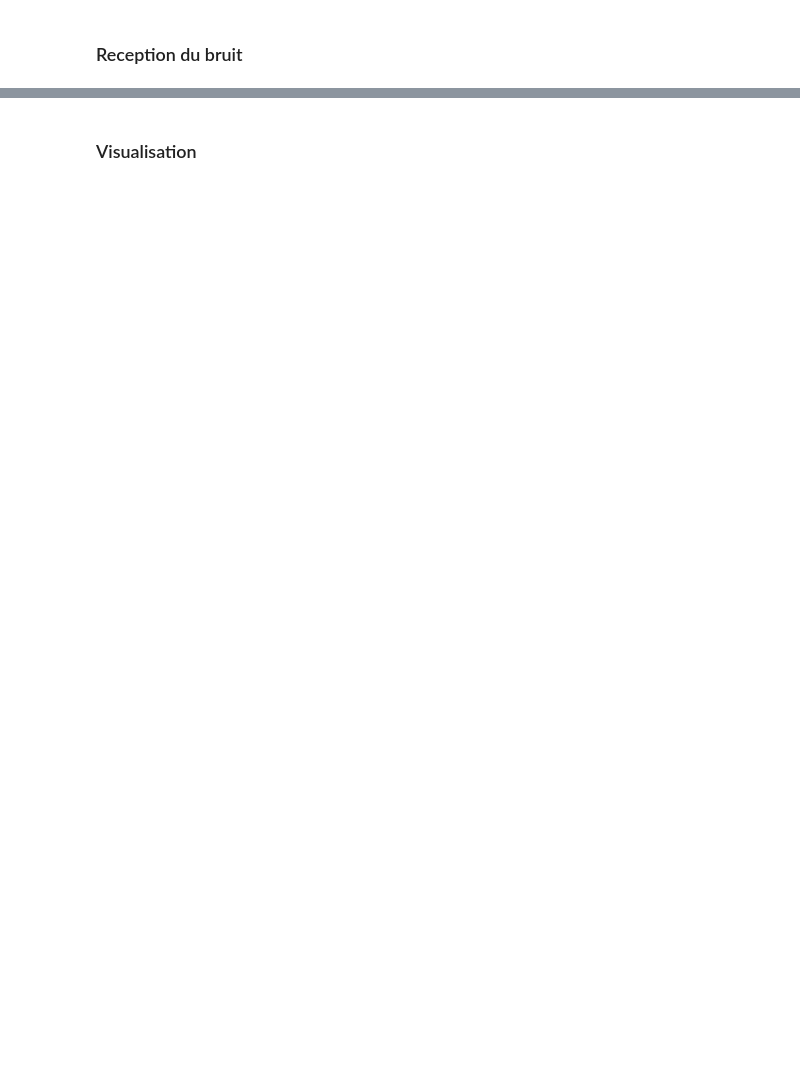
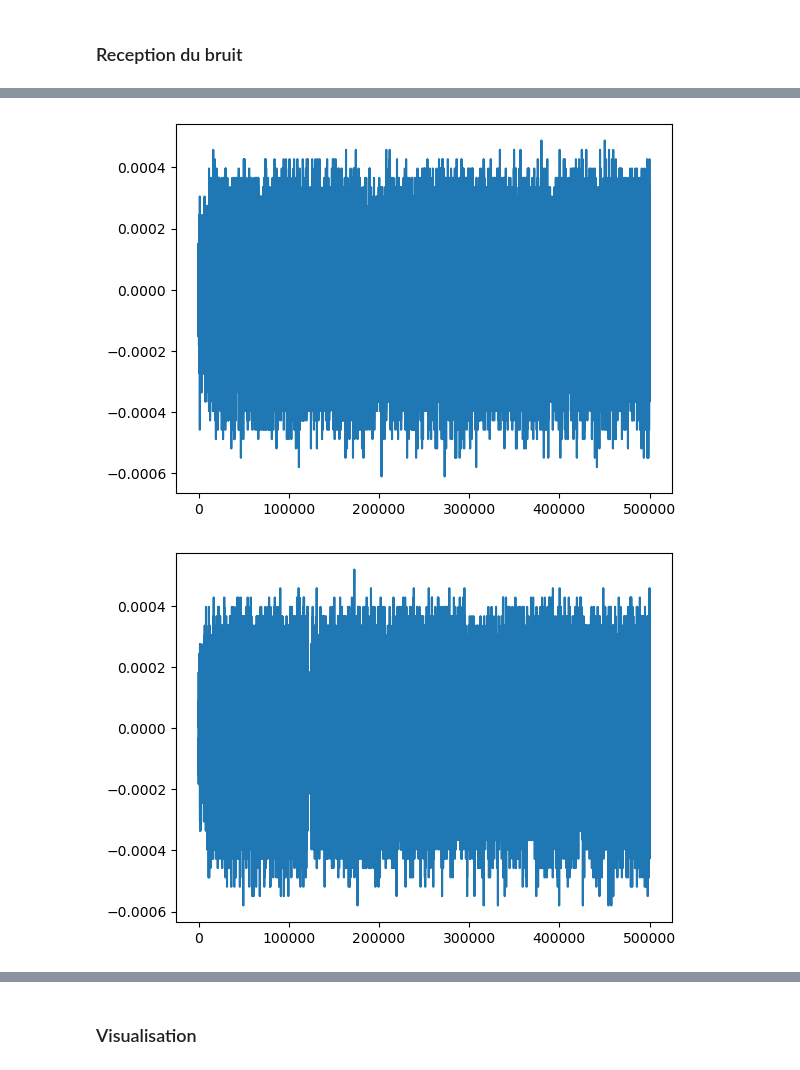
Before and after one commit to NergYR/SAE_Transmission, a Jupyter notebook: reception.ipynb, the cells around one changed output, grey strips where cells are left out. Drawn from its saved outputs; the diff is of its cells as text; code cells hidden in the pictures; blank space fills up the shorter version.

```diff
--- a/reception.ipynb
+++ b/reception.ipynb
@@ -2,14 +2,7 @@
 import numpy as np
 import matplotlib.pyplot as plt
 import sounddevice as sd
+import time as toom
+SLEEP = toom.sleep(1)
 # %% [markdown]
 ### Reception du bruit
-# %%
-records = []
-for i in range(0, 10):
-    time = 10
-    f = 44100
-    recording = sd.rec(int(time * f), samplerate=f, channels=1)
-    sd.wait()
-    print(recording)
-    records.append(recording)
@@ -33,0 +59,25 @@ for i in range(0, 10):
+# %%
+def detect_end(signal, threshold=0.01):
+    # Détection de la fin basée sur l'amplitude
+    return np.max(np.abs(signal)) < threshold
+
+# Paramètres d'enregistrement audio
+f = 39100  # Taux d'échantillonnage en Hz (standard CD)
+
+# Enregistrement du signal jusqu'à la détection de la fin
+recording = []
+records = []
+for i in range(0, 10):
+    while True:
+        # Enregistrement d'un petit morceau du signal
+        chunk = sd.rec(int(1 * f), samplerate=f, channels=1)
+        sd.wait()
+
+        # Ajout du morceau au tableau d'enregistrement
+        recording.extend(chunk.flatten())
+
+        # Vérification de la condition de fin
+        if detect_end(chunk):
+            SLEEP
+            break
+    records.append(recording)
@@ -33,0 +87,7 @@ for i in range(0, 10):
+# %%
+for i in range(len(records)):
+    plt.plot(records[i])
+    plt.show()
+# %% [output]
+[figure, added]
+[figure, added]
```
Also changed, not shown: parts of 6 cells of this notebook.
